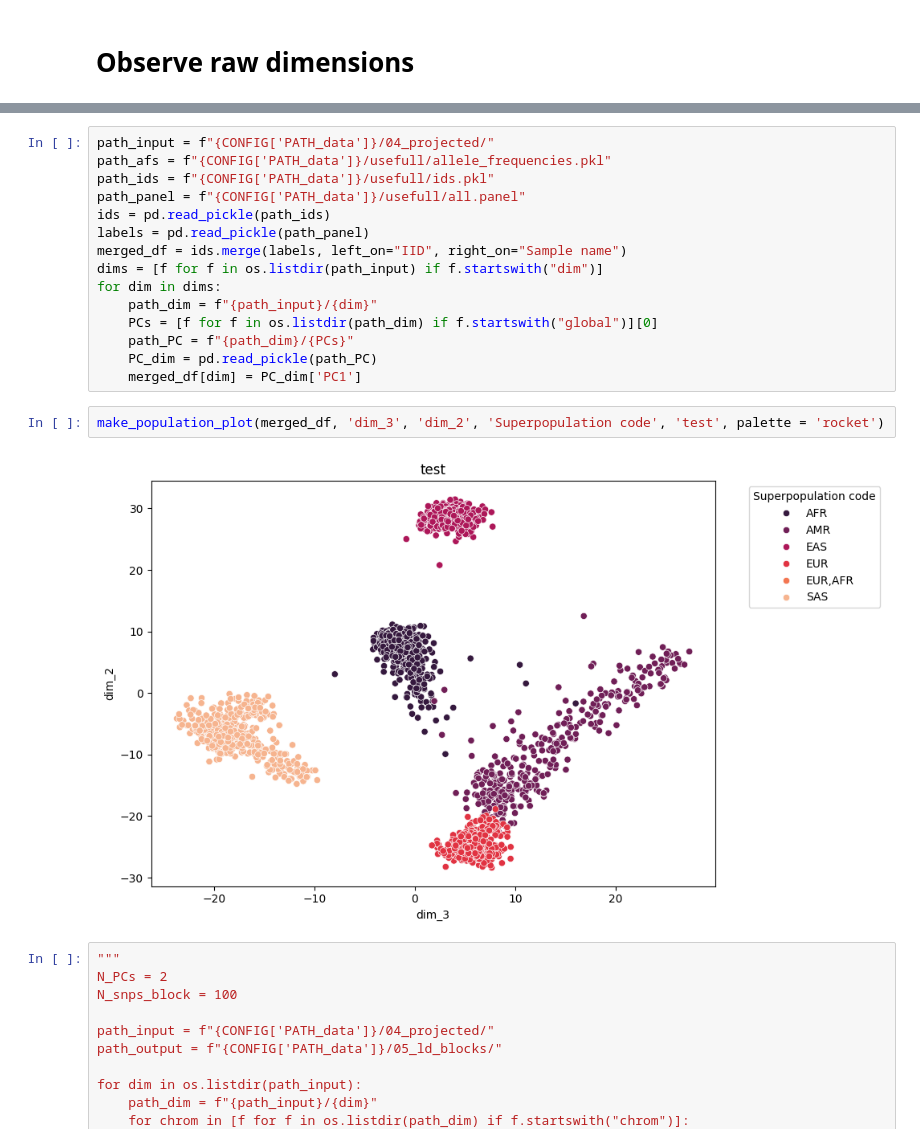
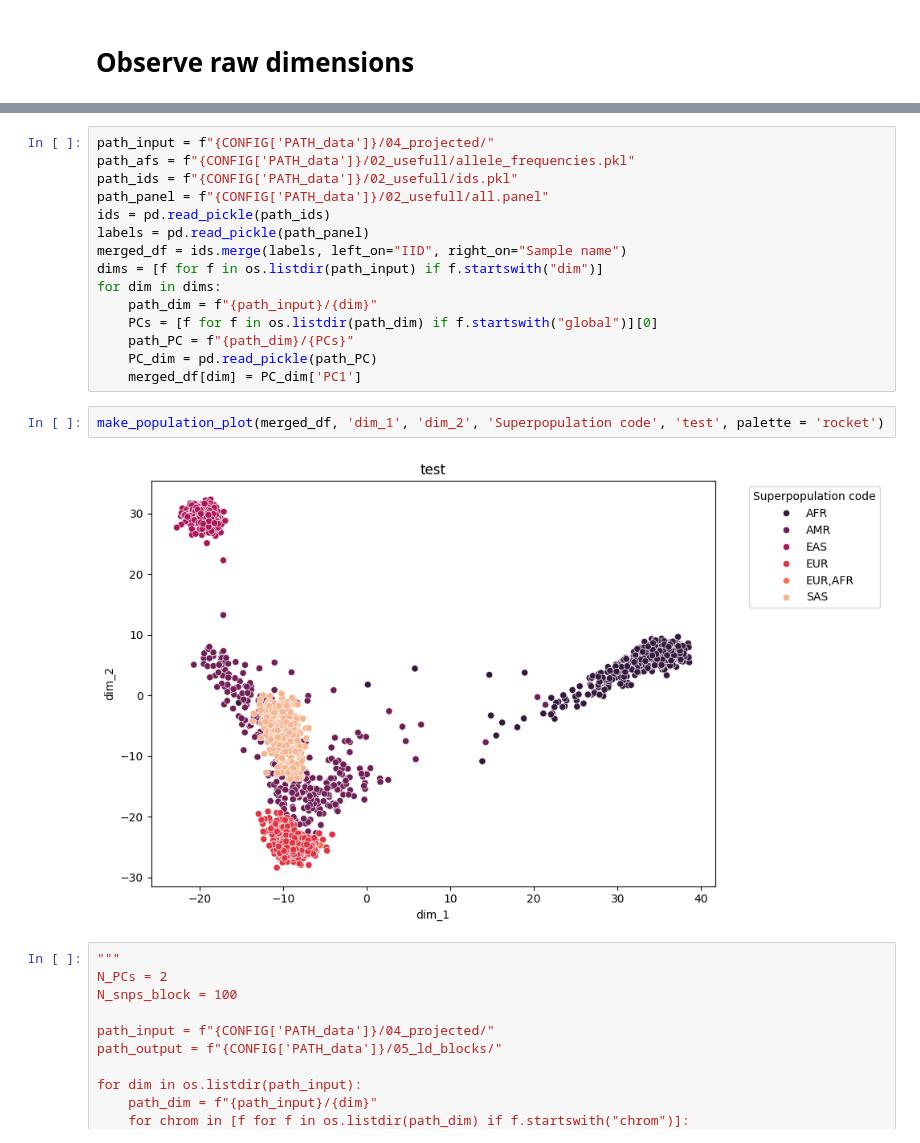
Before and after one commit to mat2m10/pca_projection, a Jupyter notebook: run_test.ipynb, the cells around one changed output, grey strips where cells are left out. Saved outputs shown, nothing was run; the diff lists cells and outputs as text.

```diff
--- a/run_test.ipynb
+++ b/run_test.ipynb
@@ -84,8 +88,8 @@ project_on_dimensions(path_input, path_output, nr_of_projected_dimensions)
 # %%
 path_input = f"{CONFIG['PATH_data']}/04_projected/"
-path_afs = f"{CONFIG['PATH_data']}/usefull/allele_frequencies.pkl"
-path_ids = f"{CONFIG['PATH_data']}/usefull/ids.pkl"
-path_panel = f"{CONFIG['PATH_data']}/usefull/all.panel"
+path_afs = f"{CONFIG['PATH_data']}/02_usefull/allele_frequencies.pkl"
+path_ids = f"{CONFIG['PATH_data']}/02_usefull/ids.pkl"
+path_panel = f"{CONFIG['PATH_data']}/02_usefull/all.panel"
 ids = pd.read_pickle(path_ids)
 labels = pd.read_pickle(path_panel)
 merged_df = ids.merge(labels, left_on="IID", right_on="Sample name")
@@ -97,9 +101,9 @@ for dim in dims:
     PC_dim = pd.read_pickle(path_PC)
     merged_df[dim] = PC_dim['PC1']
 # %%
-make_population_plot(merged_df, 'dim_3', 'dim_2', 'Superpopulation code', 'test', palette = 'rocket')
+make_population_plot(merged_df, 'dim_1', 'dim_2', 'Superpopulation code', 'test', palette = 'rocket')
 # %% [output]
-[figure, old version]
+[figure, new version]
 # %%
 """
 N_PCs = 2
```
Also changed, not shown: parts of 8 cells of this notebook, 2 other files.
